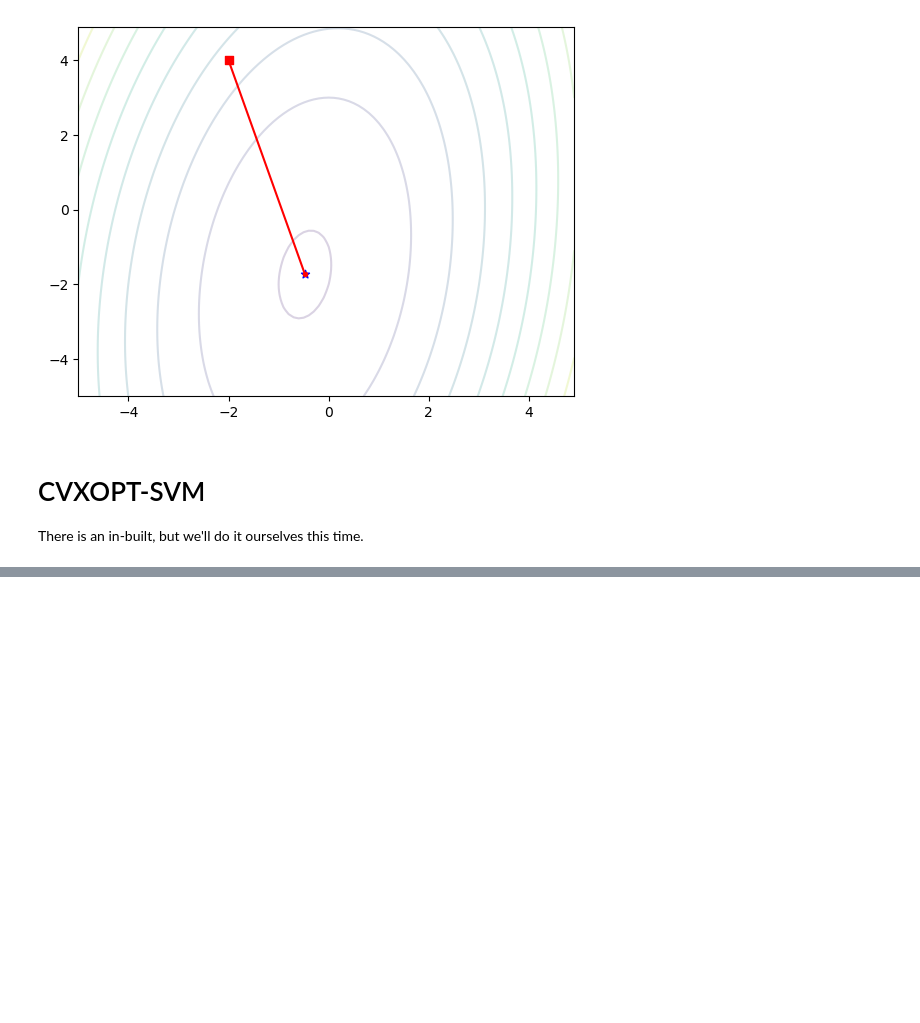
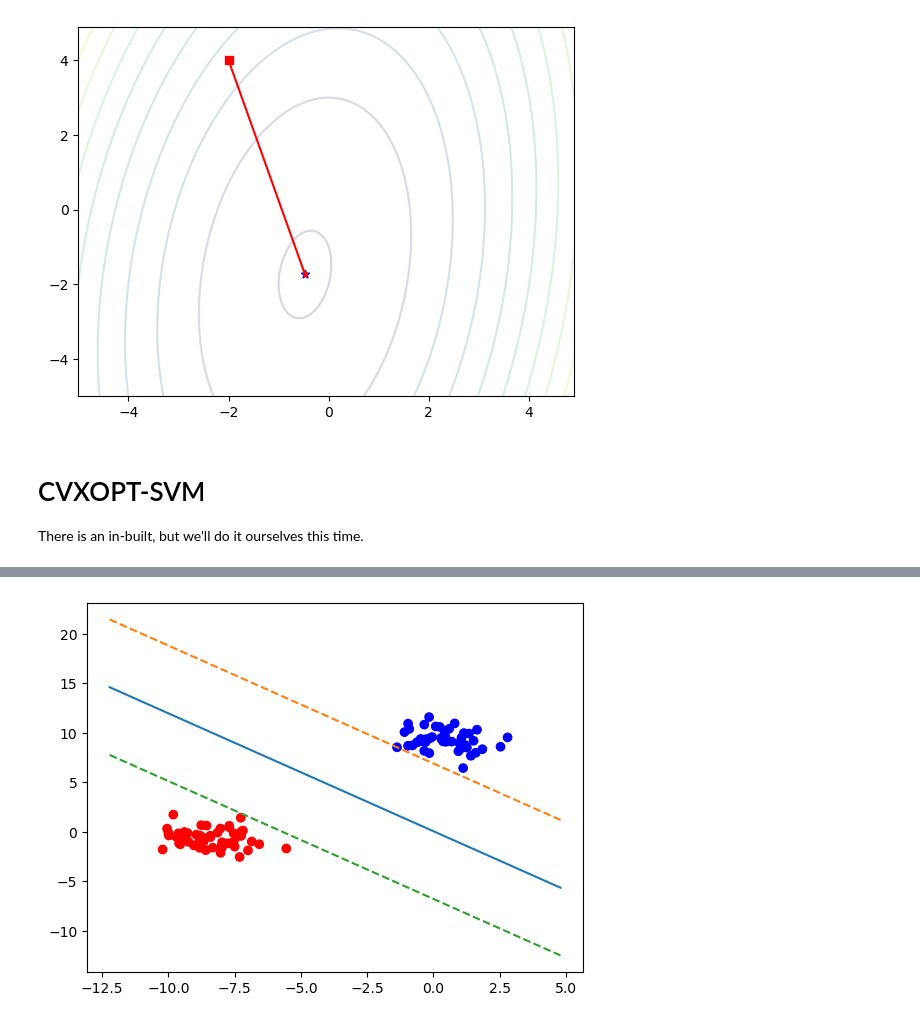
Before and after one commit to torkelah/stk9215, a Jupyter notebook: Exercises and Demonstrations.ipynb, the cells around one changed output, grey strips where cells are left out. Saved outputs shown, nothing was run; the diff lists cells and outputs as text; code cells hidden in the pictures; blank space fills up the shorter version.

```diff
--- a/Exercises and Demonstrations.ipynb
+++ b/Exercises and Demonstrations.ipynb
@@ -470,0 +327,72 @@ Optimal solution found.
+# %%
+# And with stochastic subgradient descent
+
+def f_subgr_comp(i, beta, alpha, mu, samples, classifications):
+    n = len(samples)
+
+    beta_subgr = mu * beta
+    alpha_subgr =  0.0
+    if classifications[i] * (np.dot(beta, samples[i]) - alpha) < 1:
+        beta_subgr += (-classifications[i] * samples[i])
+        alpha_subgr += classifications[i]
+    # Else 0!
+    return (beta_subgr, alpha_subgr)
+
+
+def do_subgr_stoch(samples, classifications, iters, mu = 1.0):
+    # Initialization
+    beta_init = np.array([0.0, 0.0])
+    alpha_init = 0.0
+
+    #betas = [beta_init]
+    #alphas = [alpha_init]
+    beta = np.copy(beta_init)
+    alpha = np.copy(alpha_init)
+
+
+    best_beta = np.copy(beta_init)
+    best_alpha = np.copy(alpha_init)
+    best_f = f(best_beta, best_alpha, mu, samples, classifications)
+
+    n = len(samples)
+
+    # We'll ignore the stopping criterion here
+    for k in range(0, iters): # Actually k - 1 compared to the slides
+        step_size = 0.01
+        sample_index = np.random.randint(n)
+        (beta_step, alpha_step) = f_subgr_comp(sample_index, beta, alpha, mu, samples, classifications)
+
+        #Step in negative of subgradient direction
+        beta = beta - step_size * beta_step
+        alpha = alpha - step_size * alpha_step
+
+        #betas.append(beta)
+        #alphas.append(alpha)
+
+        # But was this any good?
+        cand_f = f(beta, alpha, mu, samples, classifications)
+        if cand_f < best_f:
+            best_beta = np.copy(beta)
+            best_alpha = np.copy(alpha)
+            best_f = cand_f
+
+    return (best_beta, best_alpha)
+
+(beta, alpha) = do_subgr_stoch(samples, classifications, 2000, 0.1)
+
+plt.scatter(samples[:,0], samples[:,1], c=['red' if c < 0 else 'blue' for c in classifications])
+xlow = np.min(samples[:,0]) - 2.0
+xhigh = np.max(samples[:,0]) + 2.0
+if (np.abs(beta[1]) > 1e-3): # or vertical
+    xs = np.linspace(xlow, xhigh)
+    ys = (alpha - beta[0]*xs)/beta[1]
+    plt.plot(xs,ys)
+    # Draw classification boundaries
+    upper_ys = (1 + alpha - beta[0]*xs)/beta[1]
+    plt.plot(xs, upper_ys, '--')
+    lower_ys = (-1 + alpha - beta[0]*xs)/beta[1]
+    plt.plot(xs, lower_ys, '--')
+else:
+    plt.axvline(alpha/beta[0])
+# %% [output]
+[figure, added]
```
Also changed, not shown: parts of 13 cells of this notebook, 2 other files.
